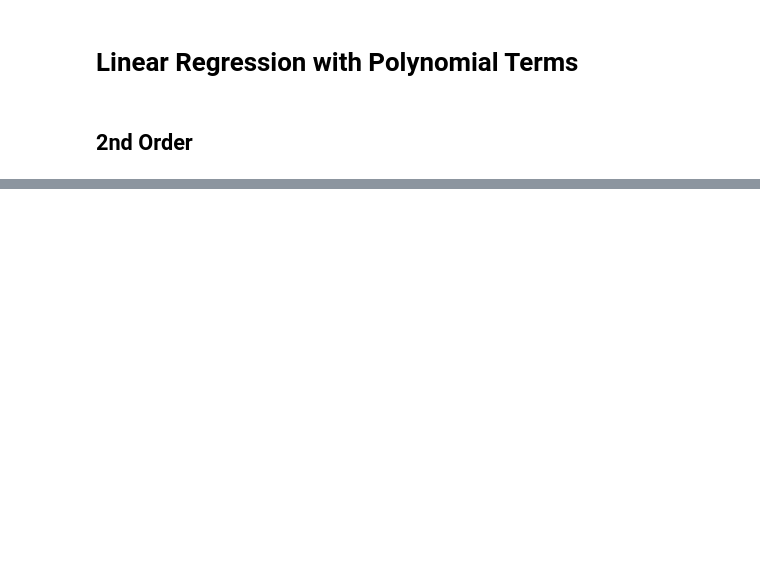
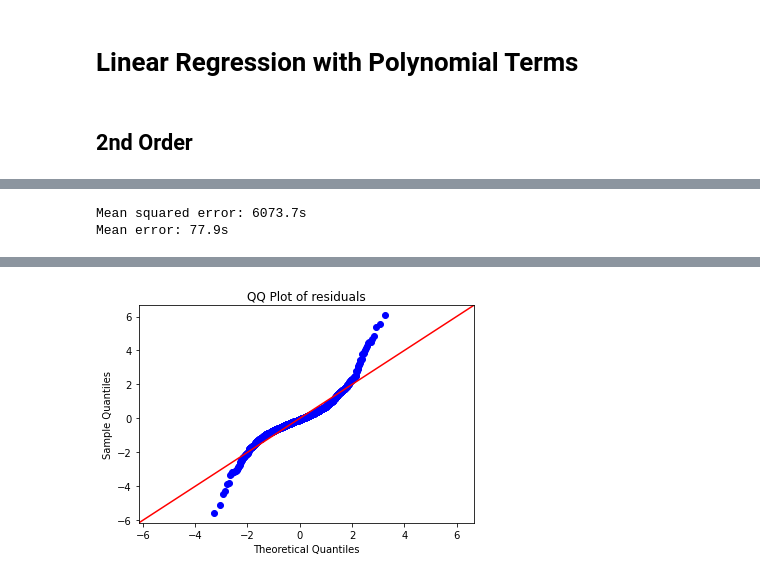
Before and after one commit to adhardy/Concept2-Pace-Predictor, a Jupyter notebook: linear-regression.ipynb, the cells around one changed output, grey strips where cells are left out. Drawn from its saved outputs; the diff is of its cells as text; code cells hidden in the pictures; blank space fills up the shorter version.

```diff
--- a/linear-regression.ipynb
+++ b/linear-regression.ipynb
@@ -406,3 +427,9 @@ TODO:
 # Linear Regression with Polynomial Terms
 # %% [markdown]
 ## 2nd Order
+# %%
+target = "result_2000"
+parameters = pp_row.df.columns.drop(target).to_list()
+pp_row.add_model("2nd_order", target, parameters, order=2)
+
+print(pp_row.models["2nd_order"].model.summary())
@@ -408,0 +454,9 @@ TODO:
+# %%
+print(f"Mean squared error: {round(pp_row.models['2nd_order'].mse,1)}s")
+print(f"Mean error: {round(np.sqrt(pp_row.models['2nd_order'].mse),1)}s")
+fig = pp_row.models["2nd_order"].plot_residuals()
+fig.show()
+pp_row.models["2nd_order"].plot_QQ()
+# %% [output]
+Mean squared error: 6073.7s
+Mean error: 77.9s
@@ -408,0 +464 @@ TODO:
+[figure, added]
```
Also changed, not shown: parts of 18 cells of this notebook, 1 other file.
